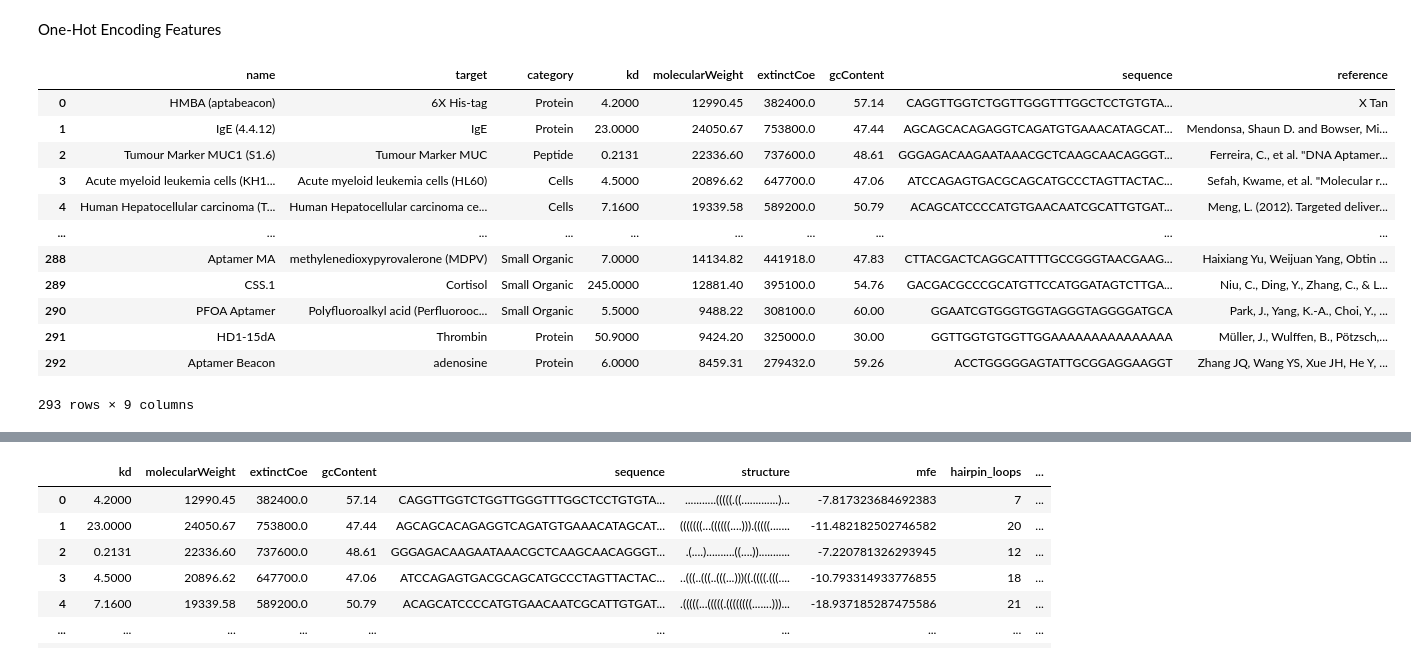
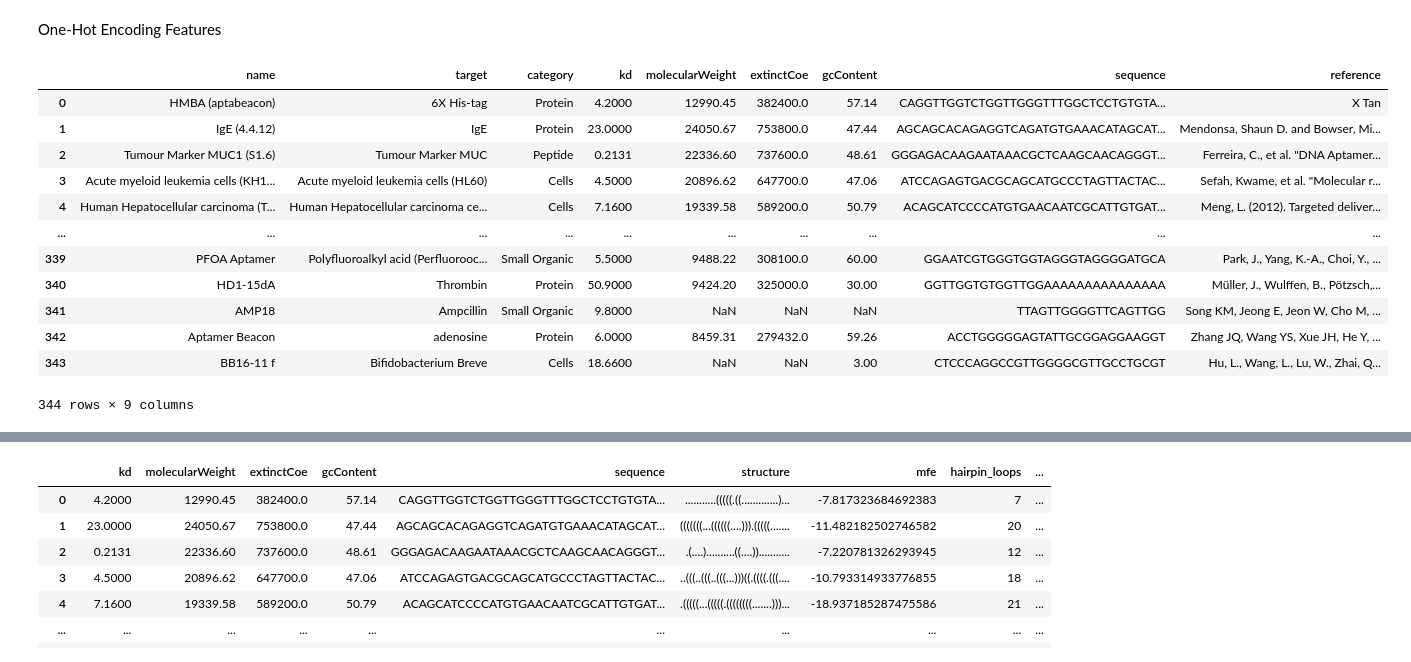
Before and after one commit to andmedina/aptafind, a Jupyter notebook: features.ipynb, the cells around one changed output, grey strips where cells are left out. Drawn from its saved outputs; the diff is of its cells as text; code cells hidden in the pictures.

```diff
--- a/features.ipynb
+++ b/features.ipynb
@@ -87,40 +103,40 @@ GC = pd.Series(gc)
 # new_sequences = [[nuc[1] for nuc in seq if len(nuc) == 3 and nuc[1] in bases] for seq in sequence]
 
 #Get sequence using regular expression
 # Define the regular expression pattern
 pattern = re.compile(r'(?<=d)[ATCG](?=p)')
 sequences = df['sequence'].apply(''.join)  #capture sequences
 
 # Apply the pattern to each string in sequences
 new_sequences = ["".join(pattern.findall(seq)) for seq in sequences]
 
 SEQUENCE = pd.Series(new_sequences)
 SEQUENCE = SEQUENCE.apply(lambda x: ''.join(x))
 
 REFERENCE = df['reference']
 
 
 # #Construct dataframe with cleaned data
 aptamers = pd.DataFrame({'name': NAME, 'target': TARGET, 'category': CATEGORY, 'kd': KD, 'molecularWeight': MW, 'extinctCoe': EC, 'gcContent': GC, 'sequence': SEQUENCE, 'reference': REFERENCE})
 
 #Drop any rows with empty kd
 aptamers = aptamers[aptamers['kd'].notnull()].reset_index(drop=True)
-aptamers = aptamers[aptamers['molecularWeight'].notnull()].reset_index(drop=True)
+#aptamers = aptamers[aptamers['molecularWeight'].notnull()].reset_index(drop=True)
 aptamers
 # %% [output]
 |  | name | target | category | kd | molecularWeight | extinctCoe | gcContent | sequence | reference |
 | 0 | HMBA (aptabeacon) | 6X His-tag | Protein | 4.2000 | 12990.45 | 382400.0 | 57.14 | CAGGTTGGTCTGGTTGGGTTTGGCTCCTGTGTA... | X Tan |
 | 1 | IgE (4.4.12) | IgE | Protein | 23.0000 | 24050.67 | 753800.0 | 47.44 | AGCAGCACAGAGGTCAGATGTGAAACATAGCAT... | Mendonsa, Shaun D. and Bowser, Mi... |
 | 2 | Tumour Marker MUC1 (S1.6) | Tumour Marker MUC | Peptide | 0.2131 | 22336.60 | 737600.0 | 48.61 | GGGAGACAAGAATAAACGCTCAAGCAACAGGGT... | Ferreira, C., et al. "DNA Aptamer... |
 | 3 | Acute myeloid leukemia cells (KH1... | Acute myeloid leukemia cells (HL60) | Cells | 4.5000 | 20896.62 | 647700.0 | 47.06 | ATCCAGAGTGACGCAGCATGCCCTAGTTACTAC... | Sefah, Kwame, et al. "Molecular r... |
 | 4 | Human Hepatocellular carcinoma (T... | Human Hepatocellular carcinoma ce... | Cells | 7.1600 | 19339.58 | 589200.0 | 50.79 | ACAGCATCCCCATGTGAACAATCGCATTGTGAT... | Meng, L. (2012). Targeted deliver... |
 | ... | ... | ... | ... | ... | ... | ... | ... | ... | ... |
-| 288 | Aptamer MA | methylenedioxypyrovalerone (MDPV) | Small Organic | 7.0000 | 14134.82 | 441918.0 | 47.83 | CTTACGACTCAGGCATTTTGCCGGGTAACGAAG... | Haixiang Yu, Weijuan Yang, Obtin ... |
-| 289 | CSS.1 | Cortisol | Small Organic | 245.0000 | 12881.40 | 395100.0 | 54.76 | GACGACGCCCGCATGTTCCATGGATAGTCTTGA... | Niu, C., Ding, Y., Zhang, C., & L... |
-| 290 | PFOA Aptamer | Polyfluoroalkyl acid (Perfluorooc... | Small Organic | 5.5000 | 9488.22 | 308100.0 | 60.00 | GGAATCGTGGGTGGTAGGGTAGGGGATGCA | Park, J., Yang, K.-A., Choi, Y., ... |
-| 291 | HD1-15dA | Thrombin | Protein | 50.9000 | 9424.20 | 325000.0 | 30.00 | GGTTGGTGTGGTTGGAAAAAAAAAAAAAAA | Müller, J., Wulffen, B., Pötzsch,... |
-| 292 | Aptamer Beacon | adenosine | Protein | 6.0000 | 8459.31 | 279432.0 | 59.26 | ACCTGGGGGAGTATTGCGGAGGAAGGT | Zhang JQ, Wang YS, Xue JH, He Y, ... |
+| 339 | PFOA Aptamer | Polyfluoroalkyl acid (Perfluorooc... | Small Organic | 5.5000 | 9488.22 | 308100.0 | 60.00 | GGAATCGTGGGTGGTAGGGTAGGGGATGCA | Park, J., Yang, K.-A., Choi, Y., ... |
+| 340 | HD1-15dA | Thrombin | Protein | 50.9000 | 9424.20 | 325000.0 | 30.00 | GGTTGGTGTGGTTGGAAAAAAAAAAAAAAA | Müller, J., Wulffen, B., Pötzsch,... |
+| 341 | AMP18 | Ampcillin | Small Organic | 9.8000 | NaN | NaN | NaN | TTAGTTGGGGTTCAGTTGG | Song KM, Jeong E, Jeon W, Cho M, ... |
+| 342 | Aptamer Beacon | adenosine | Protein | 6.0000 | 8459.31 | 279432.0 | 59.26 | ACCTGGGGGAGTATTGCGGAGGAAGGT | Zhang JQ, Wang YS, Xue JH, He Y, ... |
+| 343 | BB16-11 f | Bifidobacterium Breve | Cells | 18.6600 | NaN | NaN | 3.00 | CTCCCAGGCCGTTGGGGCGTTGCCTGCGT | Hu, L., Wang, L., Lu, W., Zhai, Q... |
-293 rows × 9 columns
+344 rows × 9 columns
 # %%
 #Get secondary structure and mfe for all sequences
 import nupack
```
Also changed, not shown: parts of 13 cells of this notebook.
